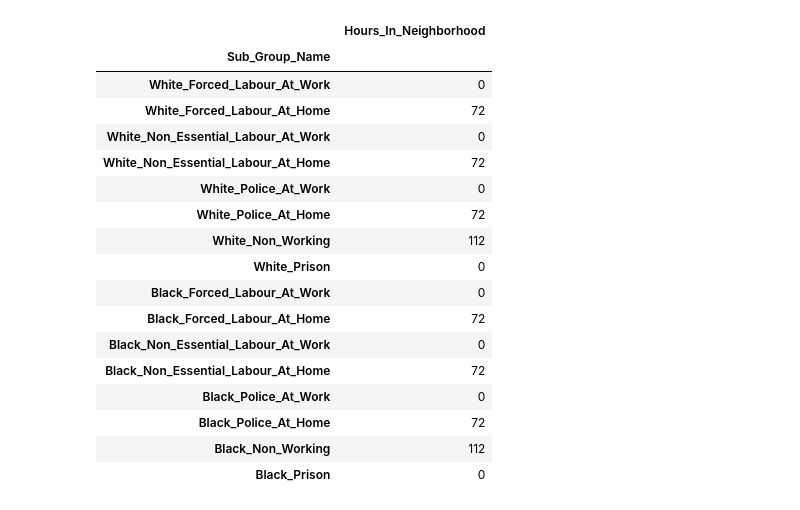
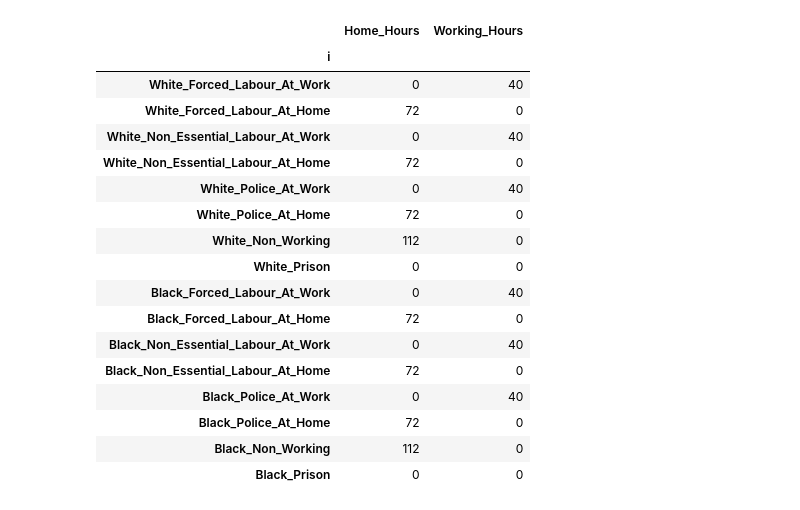
Before and after one commit to rachelwarren/CPE_Covid_Model, a Jupyter notebook: model/generate_matrix.ipynb, the cells around one changed output. Saved outputs shown, nothing was run; the diff lists cells and outputs as text; code cells hidden in the pictures.

```diff
--- a/model/generate_matrix.ipynb
+++ b/model/generate_matrix.ipynb
@@ -14,15 +14,16 @@ for race in ['White', 'Black']:
                 {'Race' : race,
                  'Labour_Type' : labour_type,
                  'Location': loc,
-                'Sub_Group_Name': f'{race}_{labour_type}_{loc}',
+                 'i': f'{race}_{labour_type}_{loc}',
+                 'Sub_Group_Name': f'{race}_{labour_type}',
                 'Group_Name': simple_name})
 
-    ls.append({'Race': race, 'Labour_Type': 'Non_Working', 'Location': 'At_Home',
-                     'Sub_Group_Name': f'{race}_Non_Working', 'Group_Name': race})
+    ls.append({'Race': race,'Labour_Type': 'Non_Working','Location': 'At_Home',
+               'Sub_Group_Name': f'{race}_Non_Working', 'i': f'{race}_Non_Working', 'Group_Name': race})
     ls.append({'Race': race, 'Labour_Type': 'Prison',
-                     'Sub_Group_Name': f'{race}_Prison', 'Group_Name': f'{race}_Prison'})
+               'Sub_Group_Name': f'{race}_Prison', 'i': f'{race}_Prison', 'Group_Name': f'{race}_Prison'})
 
 group_df = pd.DataFrame(ls)
-group_df = group_df.set_index('Sub_Group_Name')
+group_df = group_df.set_index('i')
 group_df
 # %% [output]
@@ -129,28 +144,29 @@ group_df[['Group_Name', 'Proportion_of_Racial_Group', 'Group_Size']].drop_duplic
 # %%
 # Fill in Hours in Neighborhood
-
-group_df['Hours_In_Neighborhood'] = np.where(
+#Calculation comves from Expanded may 7 pre social distanced model row 19
+group_df['Home_Hours'] = np.where(
     (group_df['Labour_Type'] == 'Non_Working'), 112,
         np.where((group_df['Labour_Type'] != 'Non_Working') &
                  (group_df['Location'] == 'At_Home'), 72, 0))
 
-group_df[['Hours_In_Neighborhood']]
+group_df['Working_Hours'] = np.where(group_df['Location'] == 'At_Work', 40, 0)
+group_df[['Home_Hours', 'Working_Hours']]
 # %% [output]
-|  | Hours_In_Neighborhood |
-| Sub_Group_Name |  |
-| White_Forced_Labour_At_Work | 0 |
-| White_Forced_Labour_At_Home | 72 |
-| White_Non_Essential_Labour_At_Work | 0 |
-| White_Non_Essential_Labour_At_Home | 72 |
-| White_Police_At_Work | 0 |
-| White_Police_At_Home | 72 |
-| White_Non_Working | 112 |
-| White_Prison | 0 |
-| Black_Forced_Labour_At_Work | 0 |
-| Black_Forced_Labour_At_Home | 72 |
-| Black_Non_Essential_Labour_At_Work | 0 |
-| Black_Non_Essential_Labour_At_Home | 72 |
-| Black_Police_At_Work | 0 |
-| Black_Police_At_Home | 72 |
-| Black_Non_Working | 112 |
-| Black_Prison | 0 |
+|  | Home_Hours | Working_Hours |
+| i |  |  |
+| White_Forced_Labour_At_Work | 0 | 40 |
+| White_Forced_Labour_At_Home | 72 | 0 |
+| White_Non_Essential_Labour_At_Work | 0 | 40 |
+| White_Non_Essential_Labour_At_Home | 72 | 0 |
+| White_Police_At_Work | 0 | 40 |
+| White_Police_At_Home | 72 | 0 |
+| White_Non_Working | 112 | 0 |
+| White_Prison | 0 | 0 |
+| Black_Forced_Labour_At_Work | 0 | 40 |
+| Black_Forced_Labour_At_Home | 72 | 0 |
+| Black_Non_Essential_Labour_At_Work | 0 | 40 |
+| Black_Non_Essential_Labour_At_Home | 72 | 0 |
+| Black_Police_At_Work | 0 | 40 |
+| Black_Police_At_Home | 72 | 0 |
+| Black_Non_Working | 112 | 0 |
+| Black_Prison | 0 | 0 |
```
Also changed, not shown: parts of 20 cells of this notebook.
